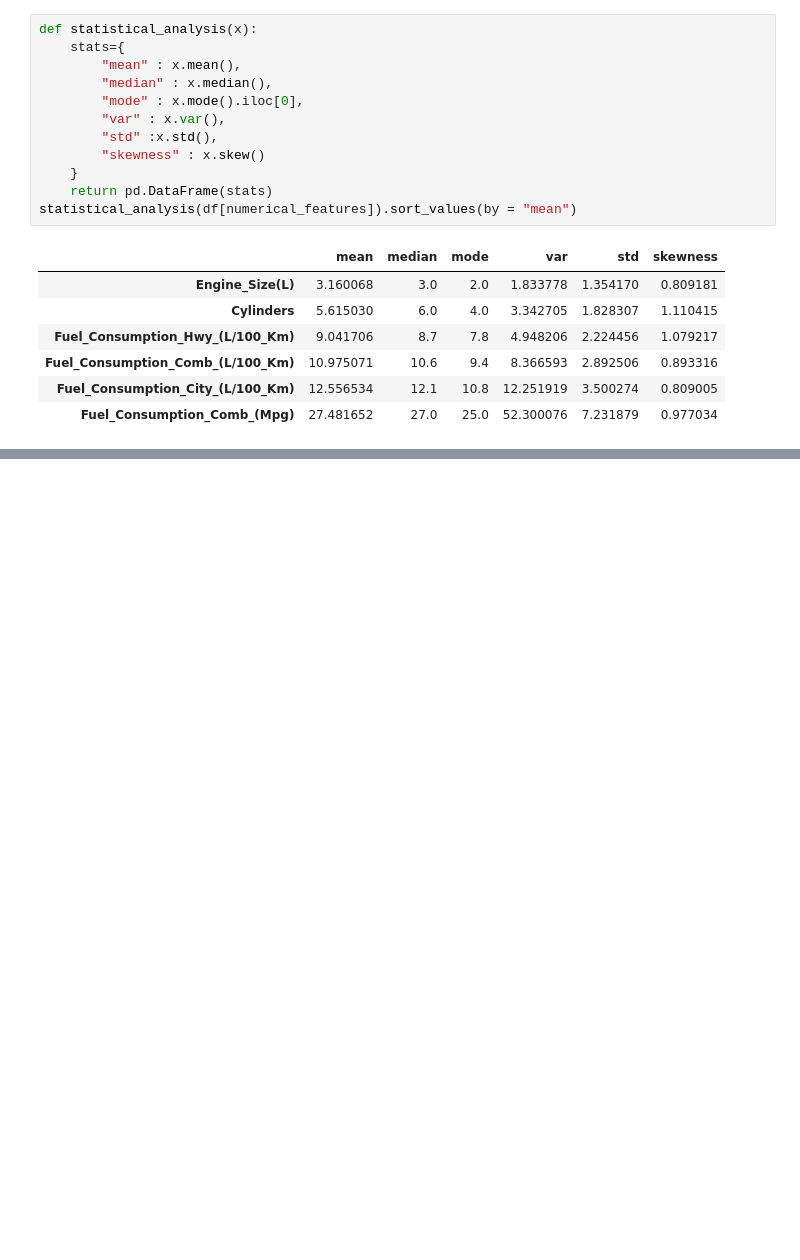
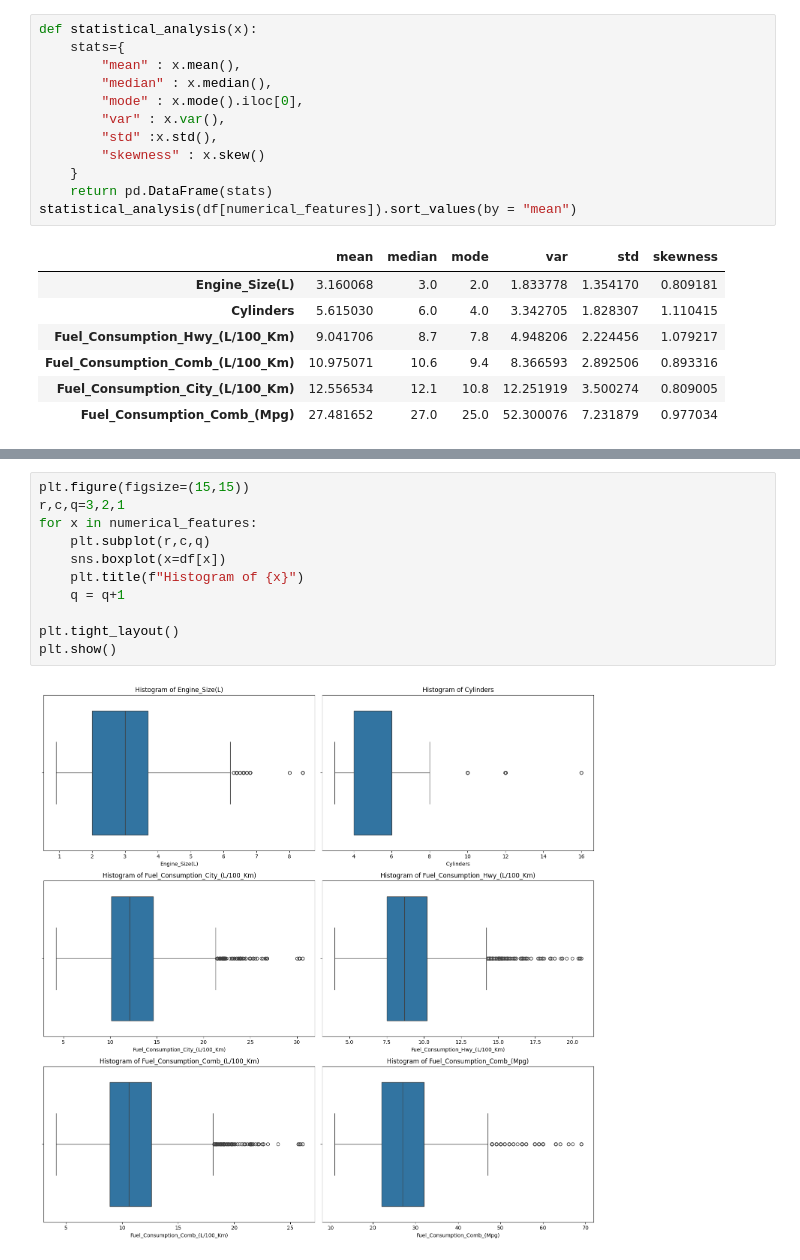
Before and after one commit to aryangaikwadgit/vehicle_co2_emission, a Jupyter notebook: Untitled.ipynb, the cells around one changed output, grey strips where cells are left out. Drawn from its saved outputs; the diff is of its cells as text; blank space fills up the shorter version.

```diff
--- a/Untitled.ipynb
+++ b/Untitled.ipynb
@@ -168,0 +185,13 @@ statistical_analysis(df[numerical_features]).sort_values(by = "mean")
+# %%
+plt.figure(figsize=(15,15))
+r,c,q=3,2,1
+for x in numerical_features:
+    plt.subplot(r,c,q)
+    sns.boxplot(x=df[x])
+    plt.title(f"Histogram of {x}")
+    q = q+1
+
+plt.tight_layout()
+plt.show()
+# %% [output]
+[figure, added]
```
Also changed, not shown: parts of 5 cells of this notebook, 1 other file.
